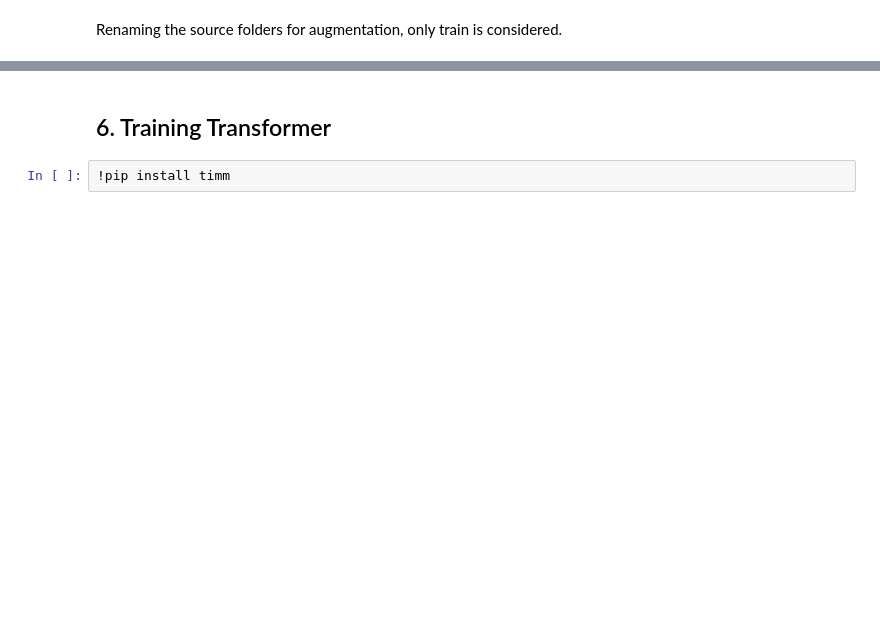
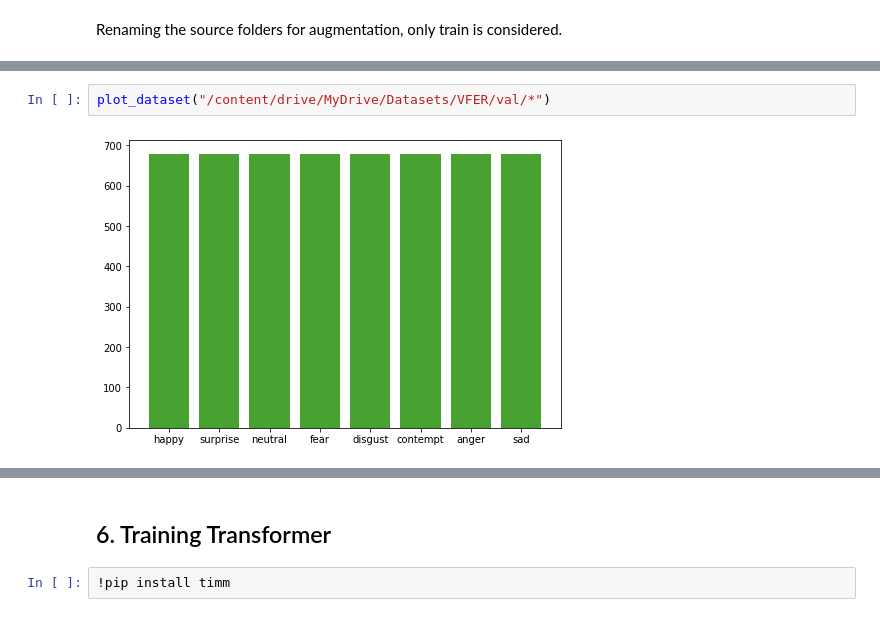
Before and after one commit to andreagurioli1995/ComplexNNproject, a Jupyter notebook: ViT_Face_Emotion_Recognition.ipynb, the cells around one changed output, grey strips where cells are left out. Cells and saved outputs as stored; diff of their text form; blank space fills up the shorter version.

```diff
--- a/ViT_Face_Emotion_Recognition.ipynb
+++ b/ViT_Face_Emotion_Recognition.ipynb
@@ -920,0 +1317,4 @@ for cl in glob.glob(testdir + "/*"):
+# %%
+plot_dataset("/content/drive/MyDrive/Datasets/VFER/val/*")
+# %% [output]
+[figure, added]
```
Also changed, not shown: parts of 110 cells of this notebook.
